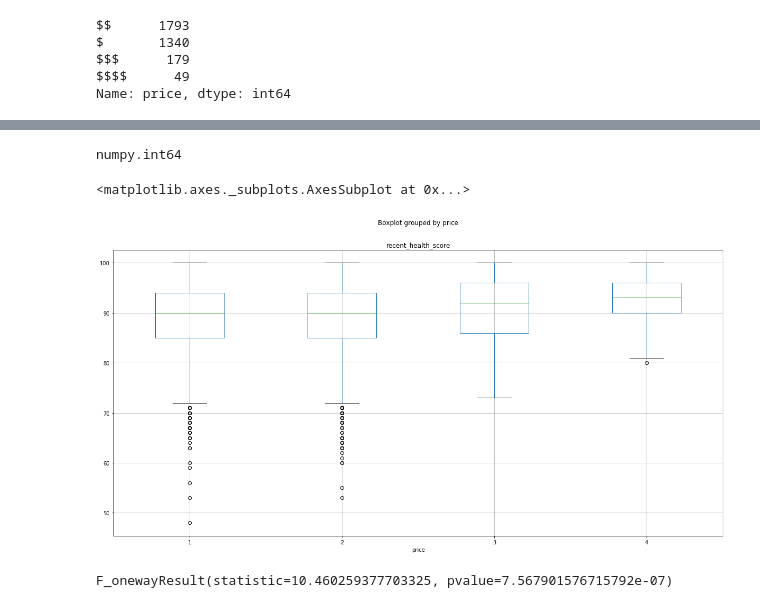
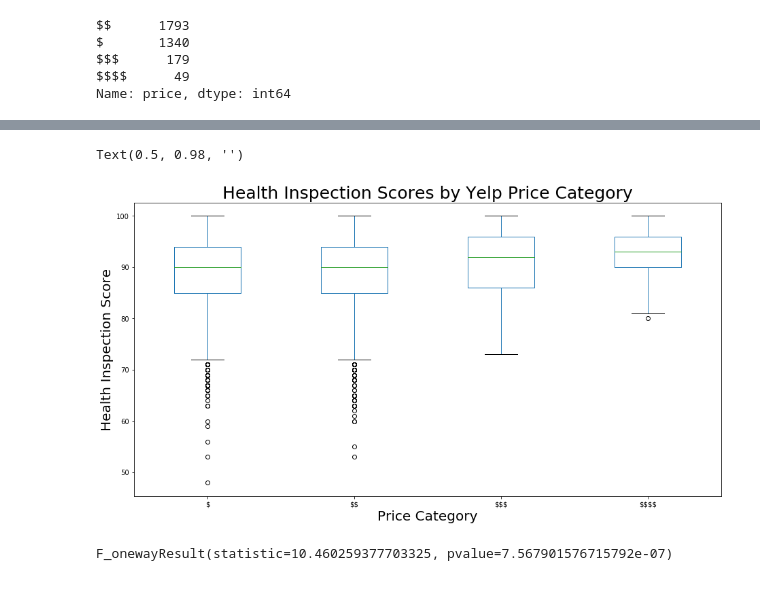
Before and after one commit to Geenort/bestaurants, a Jupyter notebook: Trong_inspection_vs_price_category_analysis.ipynb, the cells around one changed output, grey strips where cells are left out. Drawn from its saved outputs; the diff is of its cells as text; code cells hidden in the pictures.

```diff
--- a/Trong_inspection_vs_price_category_analysis.ipynb
+++ b/Trong_inspection_vs_price_category_analysis.ipynb
@@ -35,16 +37,17 @@ df.head()
 | 2 | 2 | XOX Truffles | 754 Columbus Ave | 94 | Moderate Risk | 94.000000 | ... |
 | 3 | 3 | Centerfolds | 391 Broadway St | 90 | Low Risk | 90.857143 | ... |
 | 4 | 4 | Caffe Puccini | 411 Columbus Ave | 90 | Low Risk | 90.000000 | ... |
-# %%
-type(df.loc[0,'price'])
-# %% [output]
-numpy.int64
-# %%
-# Create a boxplot to compare means
-df.boxplot("recent_health_score", by="price", figsize=(20, 10))
-# %% [output]
-<matplotlib.axes._subplots.AxesSubplot at 0x...>
-[figure, removed]
+# %%
+ax = df.boxplot("recent_health_score", by="price", figsize=(15, 8), grid=False)
+ax.set_title("Health Inspection Scores by Yelp Price Category", fontsize=25)
+ax.set_xlabel("Price Category", fontsize=20)
+ax.set_ylabel("Health Inspection Score", fontsize=20)
+ax.set_xticklabels(['\$','\$\$','\$\$\$','\$\$\$\$'])
+plt.suptitle("")
+plt.
+# %% [output]
+Text(0.5, 0.98, '')
+[figure, added]
 # %%
 # Extract individual groups
 group1 = df[df['price'] == 1]['recent_health_score']
```
Also changed, not shown: parts of 1 cell of this notebook.
